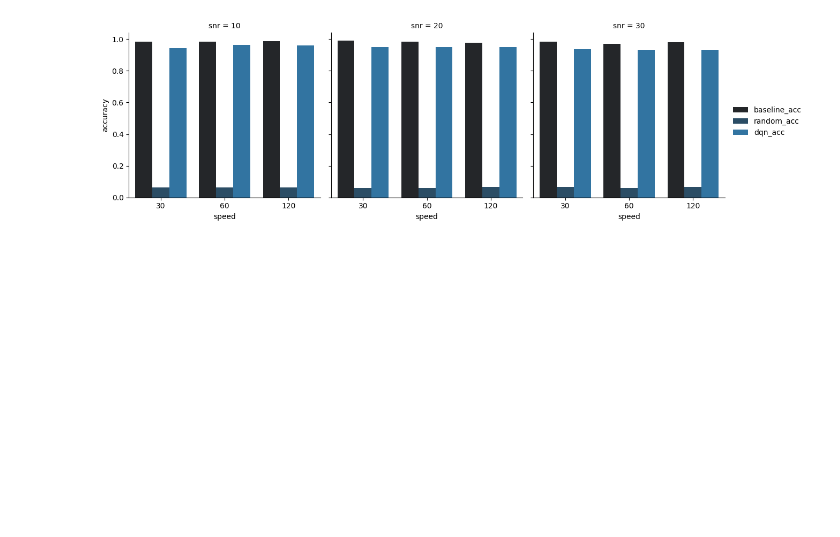
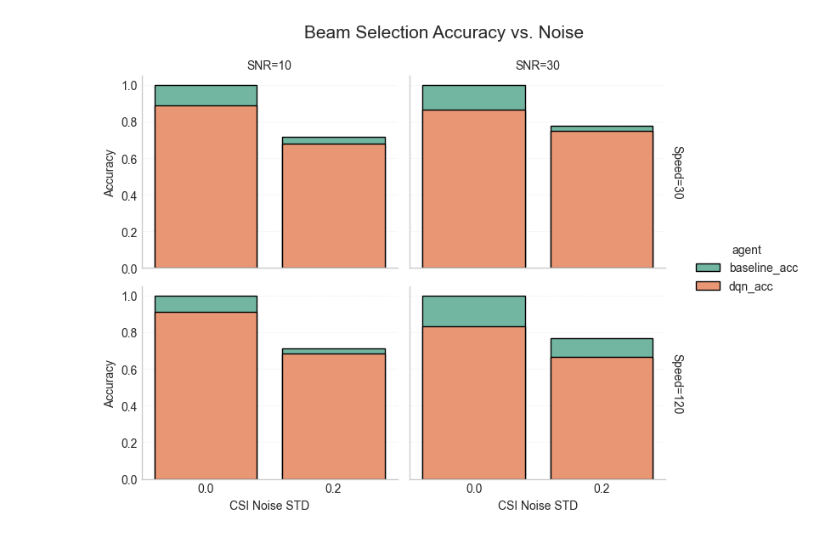
Before and after one commit to hbr1110/RL-based-Beam-Selection-in-High-Mobility-Wireless-Environments, a Jupyter notebook: notebooks/analysis.ipynb, the cells around one changed output. Cells and saved outputs as stored; diff of their text form; code cells hidden in the pictures; blank space fills up the shorter version.

```diff
--- a/notebooks/analysis.ipynb
+++ b/notebooks/analysis.ipynb
@@ -2,62 +2,46 @@
 import pandas as pd
 import matplotlib.pyplot as plt
 import seaborn as sns
+import re
 
-summary = pd.read_csv("../results/summary_all.csv")
-display(summary)
+summary = pd.read_csv("../results/summary_all_noise_sweep.csv")
 
-# 1. Barplot of Agent Accuracy
-plt.figure(figsize=(10, 5))
-# summary_melt = summary.melt(
-#     id_vars=["speed", "snr"],
-#     value_vars=["baseline_acc", "random_acc", "dqn_acc"],
-#     var_name="agent", value_name="accuracy"
-# )
-# sns.barplot(data=summary_melt, x="speed", y="accuracy", hue="agent")
-# plt.title("Agent Accuracy under Different Speed")
-# plt.xlabel("Speed")
-# plt.ylabel("Accuracy")
-# plt.show()
+def extract_speed_snr(name):
+    m = re.search(r'speed(\d+)_snr(\d+)', name)
+    if m: return int(m.group(1)), int(m.group(2))
+    return None, None
+
+summary['speed'] = summary['dataset'].apply(lambda x: extract_speed_snr(x)[0])
+summary['snr'] = summary['dataset'].apply(lambda x: extract_speed_snr(x)[1])
+
+summary = summary[summary['delay_steps'] == 1]
+summary = summary[(summary['user']==1) & (summary['stream']==1)]
+
+agent_cols = [col for col in summary.columns if col.endswith("_acc") and not col.startswith("random")]
+if "random_acc" in summary.columns:
+    agent_cols = ["baseline_acc"] + [col for col in agent_cols if col != "baseline_acc"]
+
 summary_melt = summary.melt(
-    id_vars=["speed", "snr"],
-    value_vars=["baseline_acc", "random_acc", "dqn_acc"],
+    id_vars=["speed", "snr", "csi_noise_std"],
+    value_vars=agent_cols,
     var_name="agent", value_name="accuracy"
 )
 
-g = sns.FacetGrid(summary_melt, col="snr", col_wrap=3, height=4)
-g.map_dataframe(sns.barplot, x="speed", y="accuracy", hue="agent")
+# **修正 FacetGrid 調用：hue 只在 FacetGrid 初始化時指定**
+g = sns.FacetGrid(
+    summary_melt,
+    row="speed", col="snr", hue="agent",
+    margin_titles=True, sharey=True, height=3, aspect=1.2,
+    palette="Set2"  # 顏色更友善
+)
+g.map_dataframe(sns.barplot, x="csi_noise_std", y="accuracy", dodge=True, edgecolor='k', errorbar=None)
+g.set_axis_labels("CSI Noise STD", "Accuracy")
 g.add_legend()
+g.set_titles(row_template='Speed={row_name}', col_template='SNR={col_name}')
+for ax in g.axes.flatten():
+    ax.set_ylim(0, 1.05)
+    ax.grid(axis='y', linestyle='--', linewidth=0.4, alpha=0.35)
+g.fig.subplots_adjust(top=0.88)
+g.fig.suptitle("Beam Selection Accuracy vs. Noise", fontsize=15)
 plt.show()
-
-# 2. Barplot of Agent Reward
-plt.figure(figsize=(10, 5))
-summary_melt = summary.melt(
-    id_vars=["speed", "snr"],
-    value_vars=["baseline_reward", "random_reward", "dqn_reward"],
-    var_name="agent", value_name="reward"
-)
-sns.barplot(data=summary_melt, x="speed", y="reward", hue="agent")
-plt.title("Agent Reward under Different Speed")
-plt.xlabel("Speed")
-plt.ylabel("Reward")
-plt.show()
-
-# 3. Heatmap (DQN accuracy vs. SNR/Speed)
-pivot = summary.pivot(index='speed', columns='snr', values='dqn_acc')
-plt.figure(figsize=(7, 6))
-sns.heatmap(pivot, annot=True, cmap="YlGnBu", fmt=".3f")
-plt.title("DQN Accuracy (w.r.t. Speed and SNR)")
-plt.xlabel("SNR")
-plt.ylabel("Speed")
-plt.show()
-
-# 4. (Optional) Line Plot: Each Agent under Different SNR/Speed
-plt.figure(figsize=(12, 6))
-for agent in ["baseline_acc", "random_acc", "dqn_acc"]:
-    plt.plot(summary["speed"], summary[agent], marker="o", label=agent)
-plt.legend()
-plt.title("Agent Accuracy (vs. Speed)")
-plt.xlabel("Speed")
-plt.ylabel("Accuracy")
-plt.show()
 # %% [output]
@@ -86 +48 @@ Setting a gradient palette using color= is deprecated and will be removed in v0.
-[figure, old version]
+[figure, new version]
```
Also changed, not shown: parts of 1 cell of this notebook, 13 other files.
